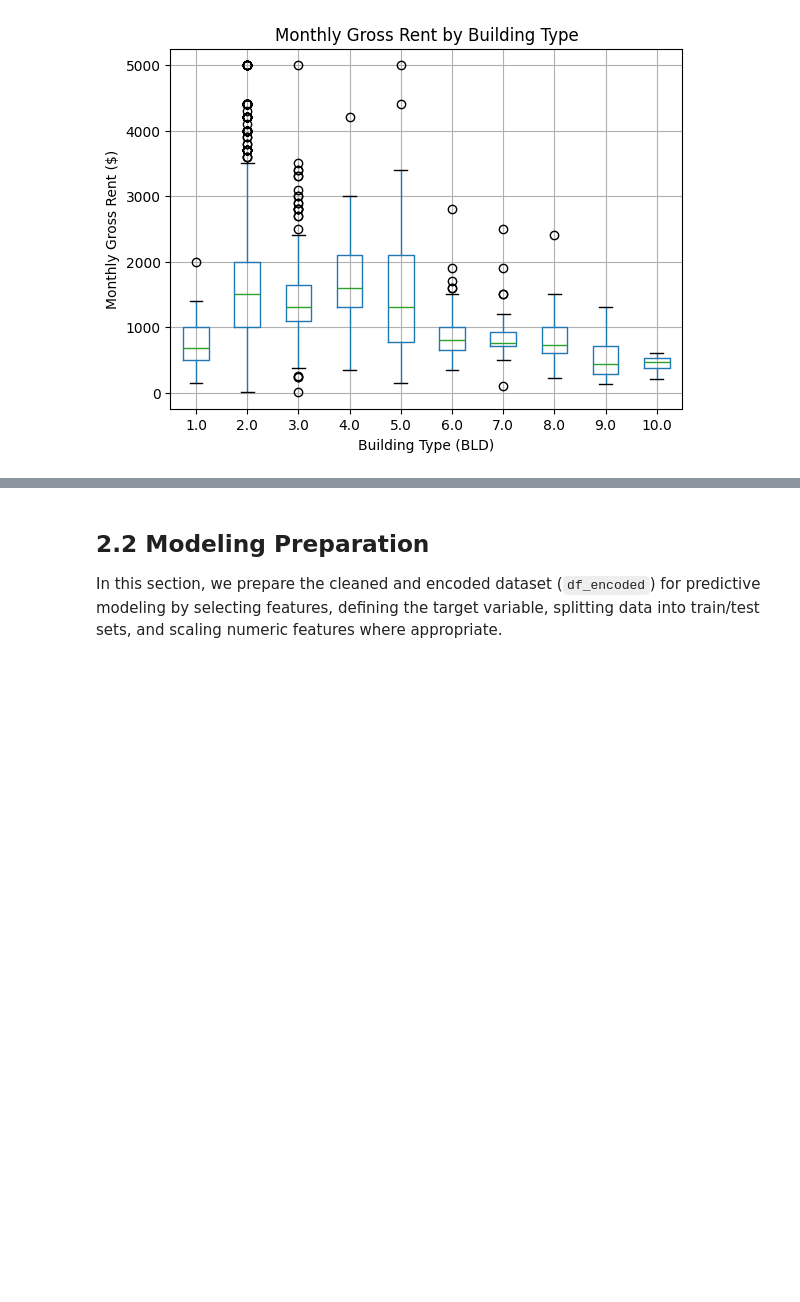
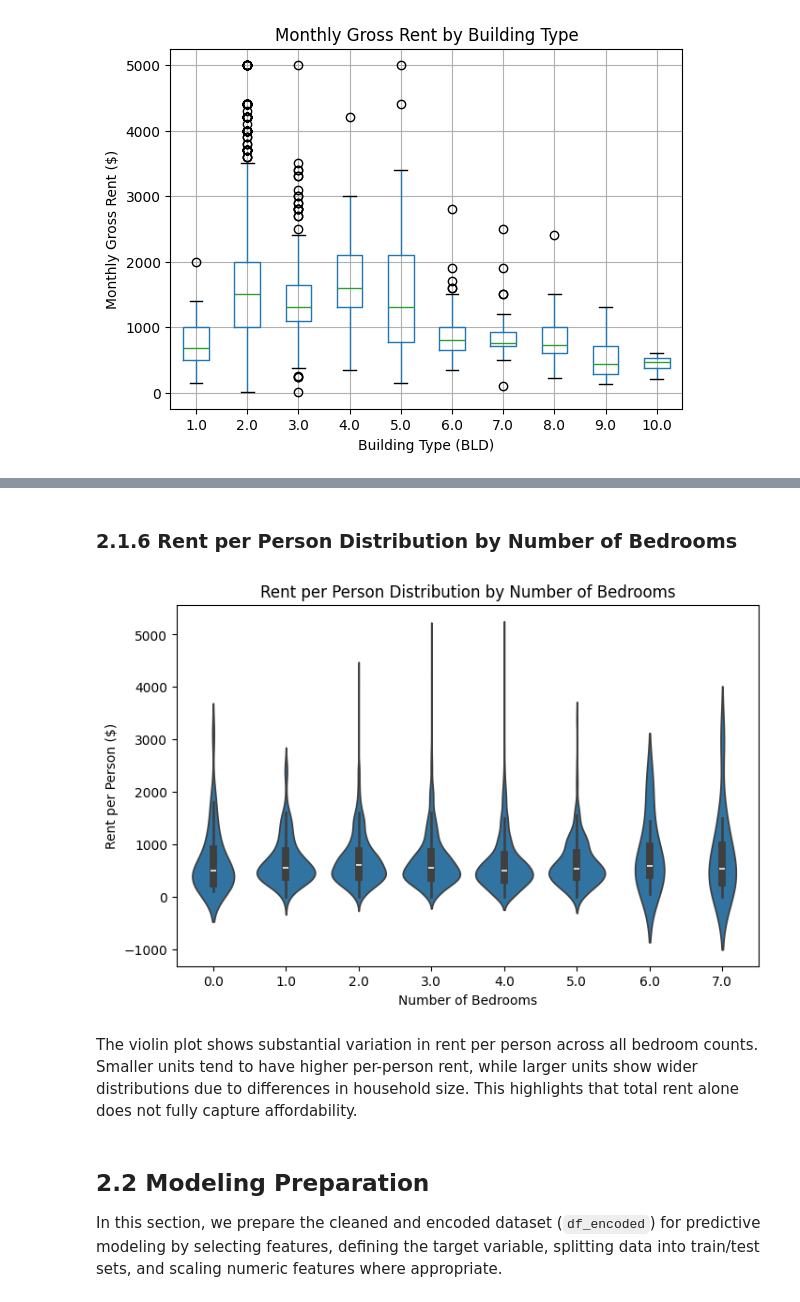
Before and after one commit to decoteau2/MA_Housing_Rent_Analysis, a Jupyter notebook: 01_EDA_MA_Housing_Rent.ipynb, the cells around one changed output, grey strips where cells are left out. Cells and saved outputs as stored; diff of their text form; code cells hidden in the pictures; blank space fills up the shorter version.

```diff
--- a/01_EDA_MA_Housing_Rent.ipynb
+++ b/01_EDA_MA_Housing_Rent.ipynb
@@ -334,3 +353,24 @@ plt.show()
+# %% [markdown]
+### **2.1.6 Rent per Person Distribution by Number of Bedrooms**
+# %%
+import seaborn as sns
+import matplotlib.pyplot as plt
+
+plt.figure(figsize=(8,5))
+sns.violinplot(
+    x='BDSP',
+    y='Rent_per_person',
+    data=df_encoded
+)
+
+plt.title("Rent per Person Distribution by Number of Bedrooms")
+plt.xlabel("Number of Bedrooms")
+plt.ylabel("Rent per Person ($)")
+plt.show()
+# %% [output]
+[figure, added]
+# %% [markdown]
+The violin plot shows substantial variation in rent per person across all bedroom counts. Smaller units tend to have higher per-person rent, while larger units show wider distributions due to differences in household size. This highlights that total rent alone does not fully capture affordability.
 # %% [markdown]
 ## **2.2 Modeling Preparation**
 
```
Also changed, not shown: parts of 32 cells of this notebook.
